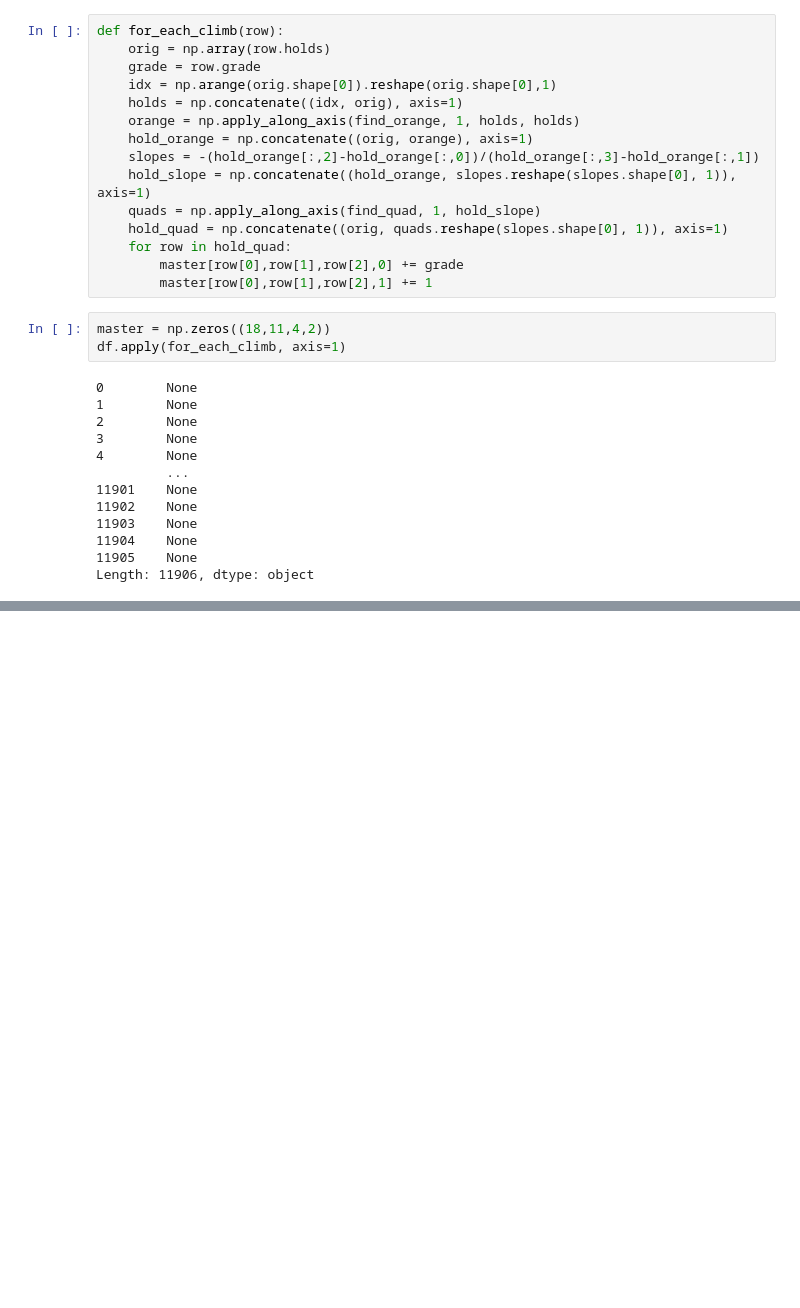
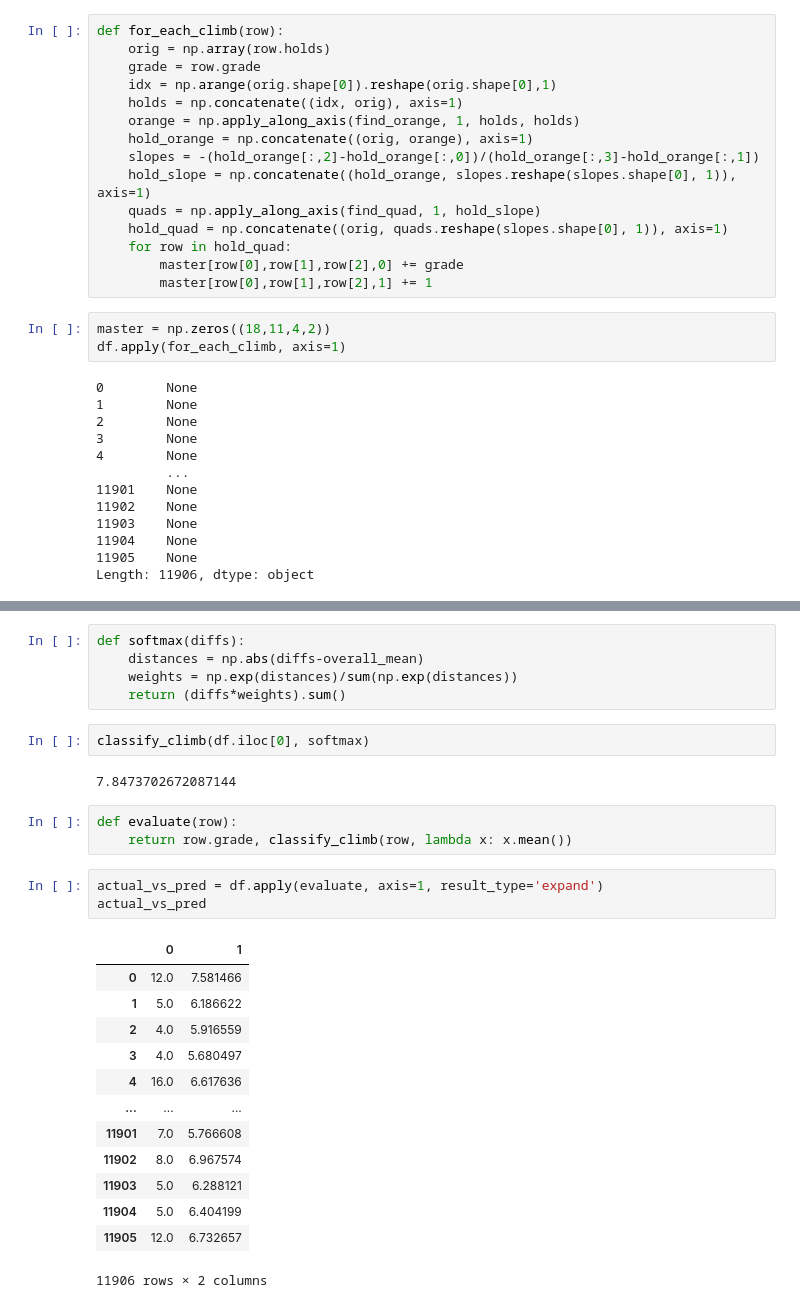
Before and after one commit to WoodsCharlie/MoonBoard-Classifier, a Jupyter notebook: direction_based_classifier.ipynb, the cells around one changed output, grey strips where cells are left out. Drawn from its saved outputs; the diff is of its cells as text; blank space fills up the shorter version.

```diff
--- a/direction_based_classifier.ipynb
+++ b/direction_based_classifier.ipynb
@@ -153,0 +176,29 @@ classifier.shape
+# %%
+def softmax(diffs):
+    distances = np.abs(diffs-overall_mean)
+    weights = np.exp(distances)/sum(np.exp(distances))
+    return (diffs*weights).sum()
+# %%
+classify_climb(df.iloc[0], softmax)
+# %% [output]
+7.8473702672087144
+# %%
+def evaluate(row):
+    return row.grade, classify_climb(row, lambda x: x.mean())
+# %%
+actual_vs_pred = df.apply(evaluate, axis=1, result_type='expand')
+actual_vs_pred
+# %% [output]
+|  | 0 | 1 |
+| 0 | 12.0 | 7.581466 |
+| 1 | 5.0 | 6.186622 |
+| 2 | 4.0 | 5.916559 |
+| 3 | 4.0 | 5.680497 |
+| 4 | 16.0 | 6.617636 |
+| ... | ... | ... |
+| 11901 | 7.0 | 5.766608 |
+| 11902 | 8.0 | 6.967574 |
+| 11903 | 5.0 | 6.288121 |
+| 11904 | 5.0 | 6.404199 |
+| 11905 | 12.0 | 6.732657 |
+11906 rows × 2 columns
```
Also changed, not shown: parts of 6 cells of this notebook.
